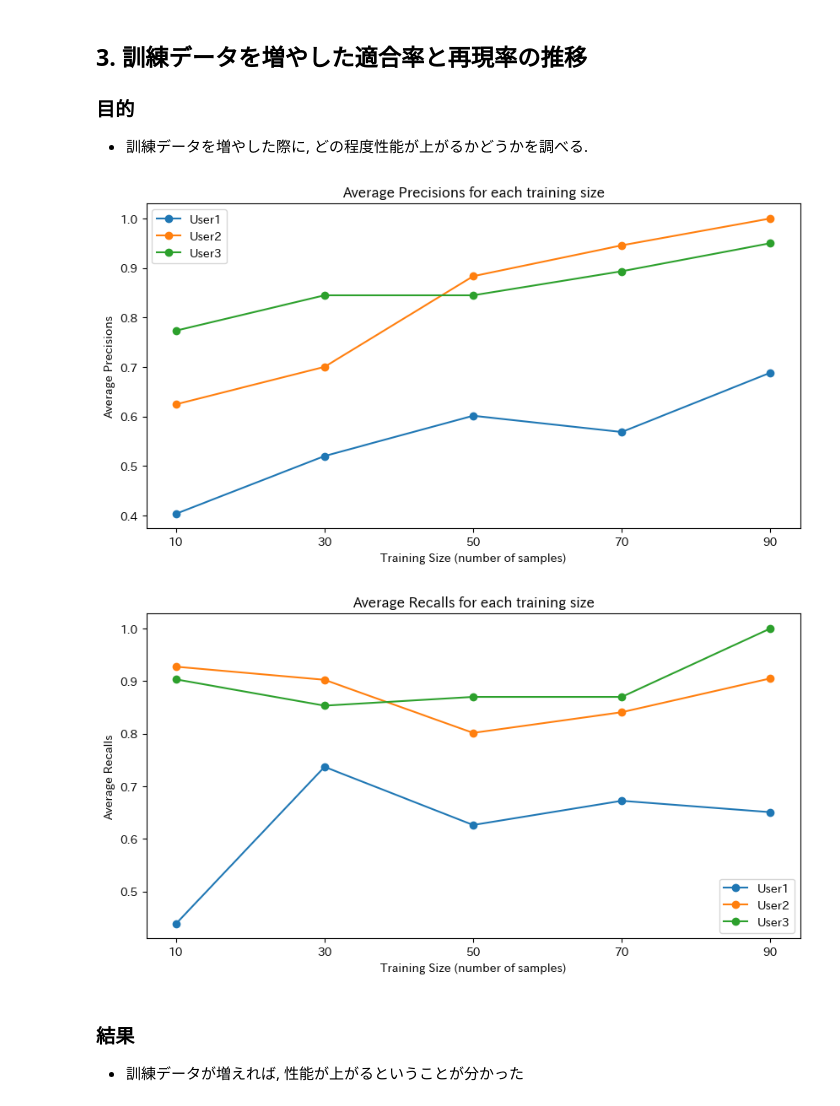
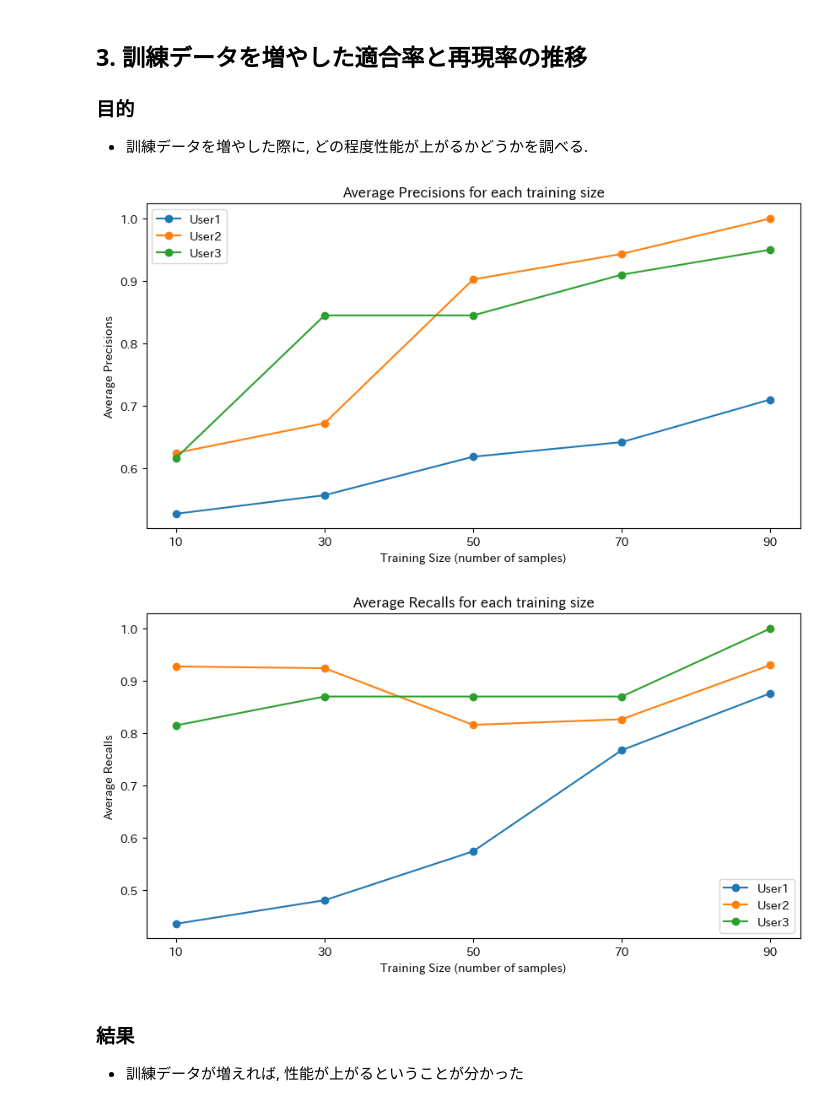
Before and after one commit to Ryosuke1025/RecommenderAlgorithm, a Jupyter notebook: recommender.ipynb, the cells around one changed output. Saved outputs shown, nothing was run; the diff lists cells and outputs as text; code cells hidden in the pictures.

```diff
--- a/recommender.ipynb
+++ b/recommender.ipynb
@@ -200,6 +200,24 @@ Mean Random Precision across all folds: 0.49000000000000005
 # 指定された訓練データのサイズ
 training_sizes = [10, 30, 50, 70, 90]
 def train(user_ratings_np):
+
+    param_grid = {
+        'criterion': ['gini', 'entropy'],
+        'max_depth': [None] + list(range(5, 31, 5)),
+        'min_samples_split': range(2, 11, 2),
+        'min_samples_leaf': range(1, 5),
+        'max_features': [None, 'sqrt', 'log2'],
+        'splitter': ['best', 'random']
+    }
+
+    # GridSearchCVでの決定木の初期化
+    grid_search = GridSearchCV(DecisionTreeClassifier(random_state=42), param_grid, cv=kf, scoring='accuracy')
+
+    # グリッドサーチを実行
+    grid_search.fit(features_np, user_ratings_np)
+
+    # 最適な決定木モデルを取得
+    best_tree = grid_search.best_estimator_
 
     mean_precisions = {size: [] for size in training_sizes}
     mean_recalls = {size: [] for size in training_sizes}
@@ -214,11 +232,10 @@ def train(user_ratings_np):
             y_train = user_ratings_np[train_index[:size]]
 
             # モデルを訓練
-            classifier = DecisionTreeClassifier(random_state=0)
-            classifier.fit(X_train, y_train)
+            best_tree.fit(X_train, y_train)
 
             # テストデータに対する予測
-            predictions = classifier.predict(X_test)
+            predictions = best_tree.predict(X_test)
 
             # 適合率を計算
             precision = precision_score(y_test, predictions, zero_division=0)
@@ -236,35 +253,35 @@ def train(user_ratings_np):
     return final_precisions, final_recalls
 
 user1_final_precisions, user1_final_recalls = train(user1_ratings_np)
 user2_final_precisions, user2_final_recalls = train(user2_ratings_np)
 user3_final_precisions, user3_final_recalls = train(user3_ratings_np)
 
 # 適合率をプロット
 plt.figure(figsize=(10, 5))
 plt.plot(training_sizes, user1_final_precisions, label='User1', marker='o')
 plt.plot(training_sizes, user2_final_precisions, label='User2', marker='o')
 plt.plot(training_sizes, user3_final_precisions, label='User3', marker='o')
 plt.title('Average Precisions for each training size')
 plt.xlabel('Training Size (number of samples)')
 plt.ylabel('Average Precisions')
 plt.xticks(training_sizes)
 plt.legend()
 plt.show()
 
 # 再現率をプロット
 plt.figure(figsize=(10, 5))
 plt.plot(training_sizes, user1_final_recalls, label='User1', marker='o')
 plt.plot(training_sizes, user2_final_recalls, label='User2', marker='o')
 plt.plot(training_sizes, user3_final_recalls, label='User3', marker='o')
 plt.title('Average Recalls for each training size')
 plt.xlabel('Training Size (number of samples)')
 plt.ylabel('Average Recalls')
 plt.xticks(training_sizes)
 plt.legend()
 plt.show()
 # %% [output]
-[figure, old version]
+[figure, new version]
-[figure, old version]
+[figure, new version]
 # %% [markdown]
 ### 結果
 - 訓練データが増えれば, 性能が上がるということが分かった
```
Also changed, not shown: parts of 1 cell of this notebook.
